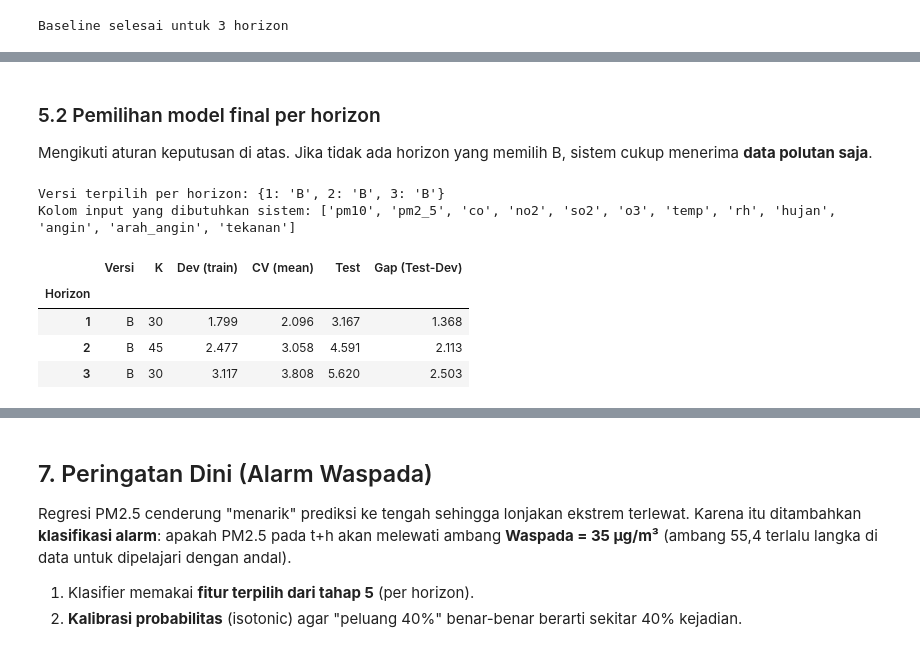
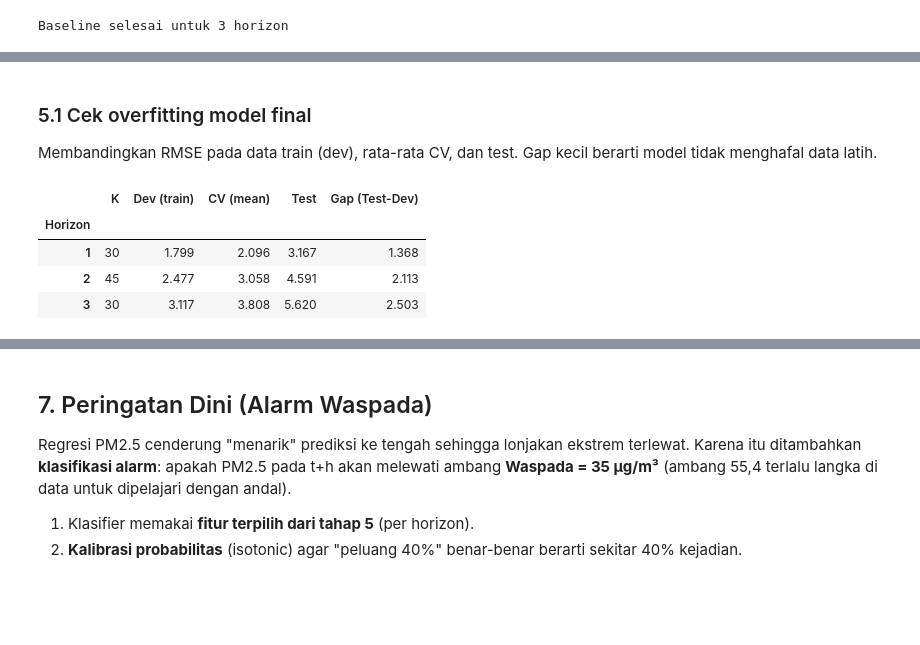
Before and after one commit to LyviaPutri/AirQuality, a Jupyter notebook: backend/Air_Quality_clean.ipynb, the cells around one changed output, grey strips where cells are left out. Saved outputs shown, nothing was run; the diff lists cells and outputs as text; code cells hidden in the pictures; blank space fills up the shorter version.

```diff
--- a/backend/Air_Quality_clean.ipynb
+++ b/backend/Air_Quality_clean.ipynb
@@ -487,22 +457,0 @@ Horizon yang memakai B (polutan+cuaca): [1, 2, 3]
-# %%
-fig, ax = plt.subplots(1, 2, figsize=(14, 4))
-x = np.arange(len(HORIZONS)); w = 0.38
-ax[0].bar(x - w/2, ablation['CV A (mean)'], w, yerr=ablation['CV A (std)'], capsize=3, label='A: polutan')
-ax[0].bar(x + w/2, ablation['CV B (mean)'], w, yerr=ablation['CV B (std)'], capsize=3, label='B: polutan+cuaca')
-ax[0].set_xticks(x); ax[0].set_xticklabels([f't+{h}' for h in HORIZONS]); ax[0].set_ylabel('RMSE CV (µg/m³)')
-ax[0].set_title('RMSE CV (mean ± std antar fold)'); ax[0].legend()
-ax[0].set_ylim(min(ablation['CV A (mean)'].min(), ablation['CV B (mean)'].min()) * 0.8, None)
-
-ax[1].bar(x, ablation['Selisih test (B-A)'], color=['tab:green' if v < 0 else 'tab:red' for v in ablation['Selisih test (B-A)']])
-ax[1].axhline(0, color='k', lw=0.8)
-ax[1].set_xticks(x); ax[1].set_xticklabels([f't+{h}' for h in HORIZONS])
-ax[1].set_title('Selisih RMSE test (B - A); negatif = cuaca membantu'); ax[1].set_ylabel('µg/m³')
-plt.tight_layout(); plt.show()
-
-# Porsi importance fitur cuaca di model B
-rows = []
-for h in HORIZONS:
-    imp = pd.Series(models['B'][h]['XGBoost'].feature_importances_, index=models['B'][h]['features'])
-    rows.append({'Horizon': h, 'Porsi importance cuaca': imp[imp.index.isin(COLS_CUACA)].sum() / imp.sum(),
-                 'Fitur cuaca teratas': ', '.join(imp[imp.index.isin(COLS_CUACA)].nlargest(3).index)})
-display(pd.DataFrame(rows).set_index('Horizon').round(3))
@@ -516,32 +458,18 @@ display(pd.DataFrame(rows).set_index('Horizon').round(3))
-# %% [markdown]
-### 5.2 Pemilihan model final per horizon
-Mengikuti aturan keputusan di atas. Jika tidak ada horizon yang memilih B, sistem cukup menerima **data polutan saja**.
+# %% [markdown]
+### 5.1 Cek overfitting model final
+Membandingkan RMSE pada data train (dev), rata-rata CV, dan test. Gap kecil berarti model tidak menghafal data latih.
 # %%
-final_models = {}
-for h in HORIZONS:
-    v = ablation.loc[h, 'Keputusan']
-    final_models[h] = {**models[v][h], 'versi': v}
-    evaluate(test[f'y_{h}h'], final_models[h]['XGBoost'].predict(test[final_models[h]['features']]), 'XGBoost (final)', h)
-
-PAKAI_CUACA = any(final_models[h]['versi'] == 'B' for h in HORIZONS)
-KOLOM_INPUT = POLUTAN + (CUACA if PAKAI_CUACA else [])
-print('Versi terpilih per horizon:', {h: final_models[h]['versi'] for h in HORIZONS})
-print('Kolom input yang dibutuhkan sistem:', KOLOM_INPUT)
-
-# Cek overfitting model final: RMSE dev (train) vs CV vs test
 rows = []
 for h in HORIZONS:
-    y = f'y_{h}h'; cols = final_models[h]['features']; m = final_models[h]['XGBoost']; v = final_models[h]['versi']
+    y = f'y_{h}h'; cols = final_models[h]['features']; m = final_models[h]['XGBoost']
     tr_r = rmse_f(dev[y], m.predict(dev[cols])); te_r = rmse_f(test[y], m.predict(test[cols]))
-    cvm = cv_df[(cv_df.Versi == v) & (cv_df.Horizon == h) & (cv_df.K == final_models[h]['K'])]['CV RMSE (mean)'].iloc[0]
-    rows.append({'Horizon': h, 'Versi': v, 'K': final_models[h]['K'], 'Dev (train)': tr_r, 'CV (mean)': cvm,
+    cvm = cv_df[(cv_df.Horizon == h) & (cv_df.K == final_models[h]['K'])]['CV RMSE (mean)'].iloc[0]
+    rows.append({'Horizon': h, 'K': final_models[h]['K'], 'Dev (train)': tr_r, 'CV (mean)': cvm,
                  'Test': te_r, 'Gap (Test-Dev)': te_r - tr_r})
 display(pd.DataFrame(rows).set_index('Horizon').round(3))
 # %% [output]
-Versi terpilih per horizon: {1: 'B', 2: 'B', 3: 'B'}
-Kolom input yang dibutuhkan sistem: ['pm10', 'pm2_5', 'co', 'no2', 'so2', 'o3', 'temp', 'rh', 'hujan', 'angin', 'arah_angin', 'tekanan']
-|  | Versi | K | Dev (train) | CV (mean) | Test | Gap (Test-Dev) |
-| Horizon |  |  |  |  |  |  |
-| 1 | B | 30 | 1.799 | 2.096 | 3.167 | 1.368 |
-| 2 | B | 45 | 2.477 | 3.058 | 4.591 | 2.113 |
-| 3 | B | 30 | 3.117 | 3.808 | 5.620 | 2.503 |
+|  | K | Dev (train) | CV (mean) | Test | Gap (Test-Dev) |
+| Horizon |  |  |  |  |  |
+| 1 | 30 | 1.799 | 2.096 | 3.167 | 1.368 |
+| 2 | 45 | 2.477 | 3.058 | 4.591 | 2.113 |
+| 3 | 30 | 3.117 | 3.808 | 5.620 | 2.503 |
```
Also changed, not shown: parts of 20 cells of this notebook.
